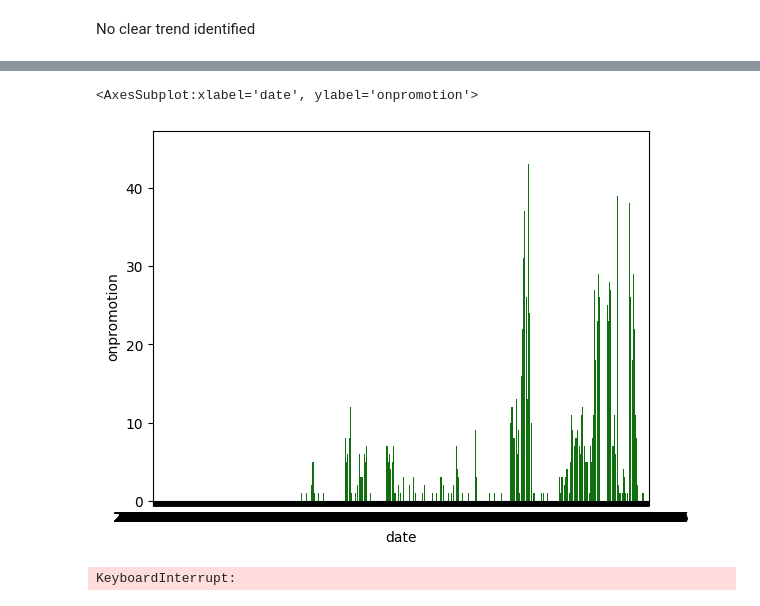
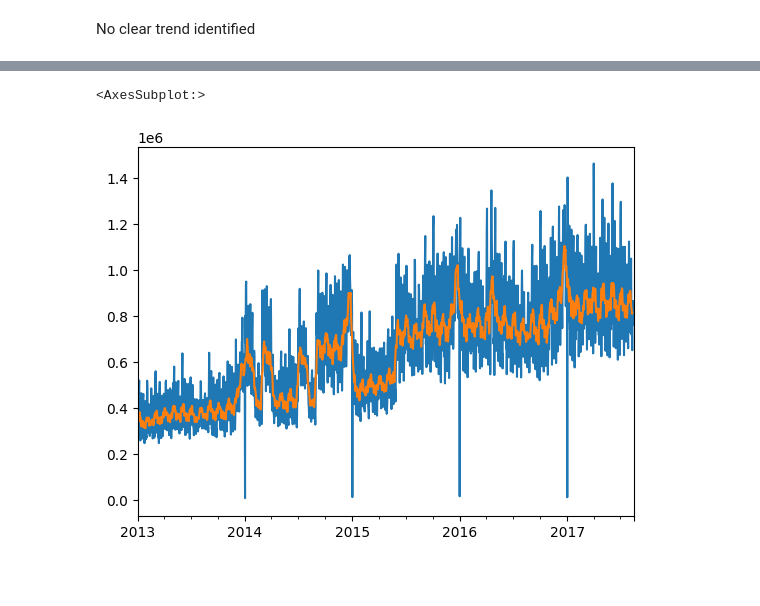
Before and after one commit to kwonowk/store-sales-forecast_kaggle, a Jupyter notebook: forecast.ipynb, the cells around one changed output, grey strips where cells are left out. Saved outputs shown, nothing was run; the diff lists cells and outputs as text; code cells hidden in the pictures; blank space fills up the shorter version.

```diff
--- a/forecast.ipynb
+++ b/forecast.ipynb
@@ -179,8 +142,0 @@ temp
-# %%
-sns.barplot(data = temp,
-            x = 'date',
-            y = 'onpromotion',
-            color = 'g')
-# %% [output]
-<AxesSubplot:xlabel='date', ylabel='onpromotion'>
-[figure, removed]
@@ -193,19 +143,10 @@ sns.lineplot(data = temp,
-# %%
-# for f in sales.family.unique():
-temp = family_group.loc[family_group.index == 'AUTOMOTIVE']
-
-fig = plt.figure(figsize=(15,5))
-sns.barplot(data = temp,
-            x = 'date',
-            y = 'onpromotion',
-            color = 'g')
-ax2 = plt.twinx()
-sns.lineplot(data = temp,
-            x = 'date',
-            y = 'sales',
-            ax = ax2,
-            color = 'purple',
-            linewidth = 0.7)
-plt.plot()
-# %% [output]
-KeyboardInterrupt:
+# %%
+# Identifying trend with trend feature
+trend = sales_group['sales'].rolling(window = 12,
+                    center= True).mean()
+
+sales_group['sales'].plot()
+trend.plot()
+# %% [output]
+<AxesSubplot:>
+[figure, added]
```
Also changed, not shown: parts of 7 cells of this notebook.
